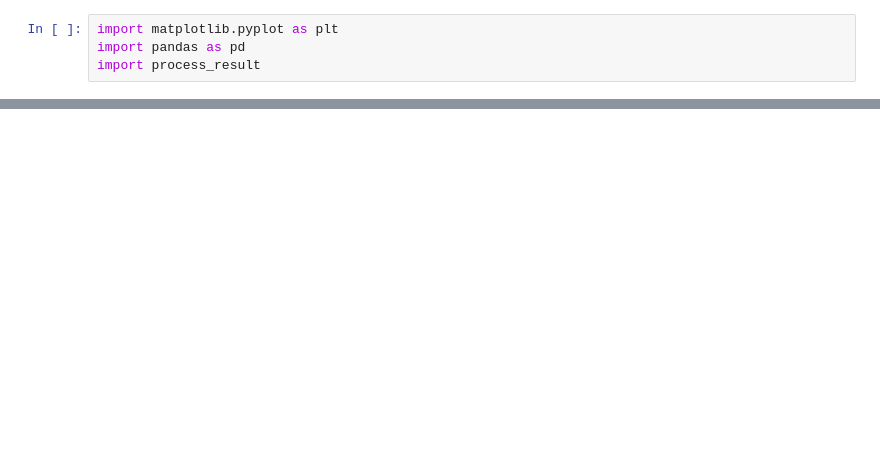
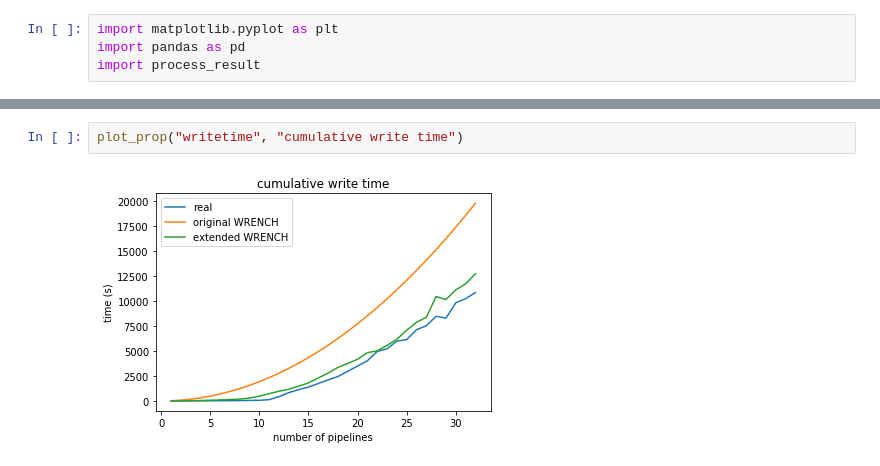
Before and after one commit to big-data-lab-team/paper-io-simulation, a Jupyter notebook: result/multi/result.ipynb, the cells around one changed output, grey strips where cells are left out. Saved outputs shown, nothing was run; the diff lists cells and outputs as text; blank space fills up the shorter version.

```diff
--- a/result/multi/result.ipynb
+++ b/result/multi/result.ipynb
@@ -34,0 +47,4 @@ plot_result()
+# %%
+plot_prop("writetime", "cumulative write time")
+# %% [output]
+[figure, added]
```
Also changed, not shown: parts of 8 cells of this notebook, 13 other files.
